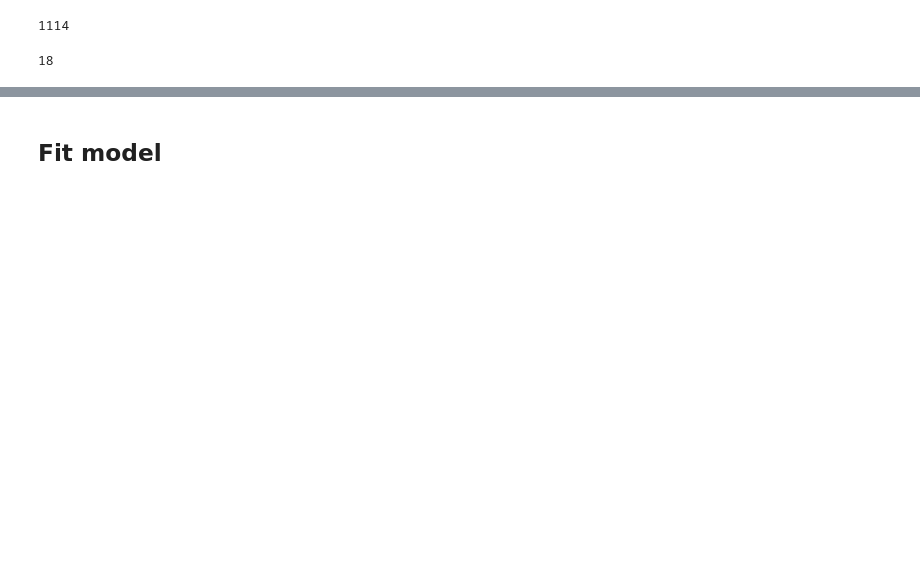
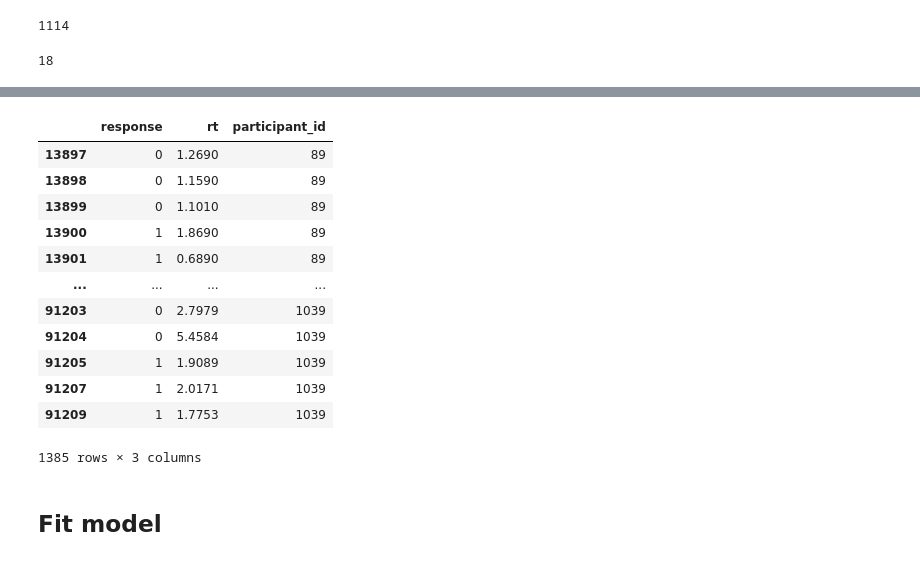
Before and after one commit to jjjj17/HSSM-fitting, a Jupyter notebook: hssm.ipynb, the cells around one changed output, grey strips where cells are left out. Cells and saved outputs as stored; diff of their text form; code cells hidden in the pictures; blank space fills up the shorter version.

```diff
--- a/hssm.ipynb
+++ b/hssm.ipynb
@@ -259,3 +303,19 @@ len(df_test.participant_id.unique())
+# %%
+part_df
+# %% [output]
+|  | response | rt | participant_id |
+| 13897 | 0 | 1.2690 | 89 |
+| 13898 | 0 | 1.1590 | 89 |
+| 13899 | 0 | 1.1010 | 89 |
+| 13900 | 1 | 1.8690 | 89 |
+| 13901 | 1 | 0.6890 | 89 |
+| ... | ... | ... | ... |
+| 91203 | 0 | 2.7979 | 1039 |
+| 91204 | 0 | 5.4584 | 1039 |
+| 91205 | 1 | 1.9089 | 1039 |
+| 91207 | 1 | 2.0171 | 1039 |
+| 91209 | 1 | 1.7753 | 1039 |
+1385 rows × 3 columns
 # %% [markdown]
 ## Fit model
 # %%
```
Also changed, not shown: parts of 12 cells of this notebook, 1 other file.
